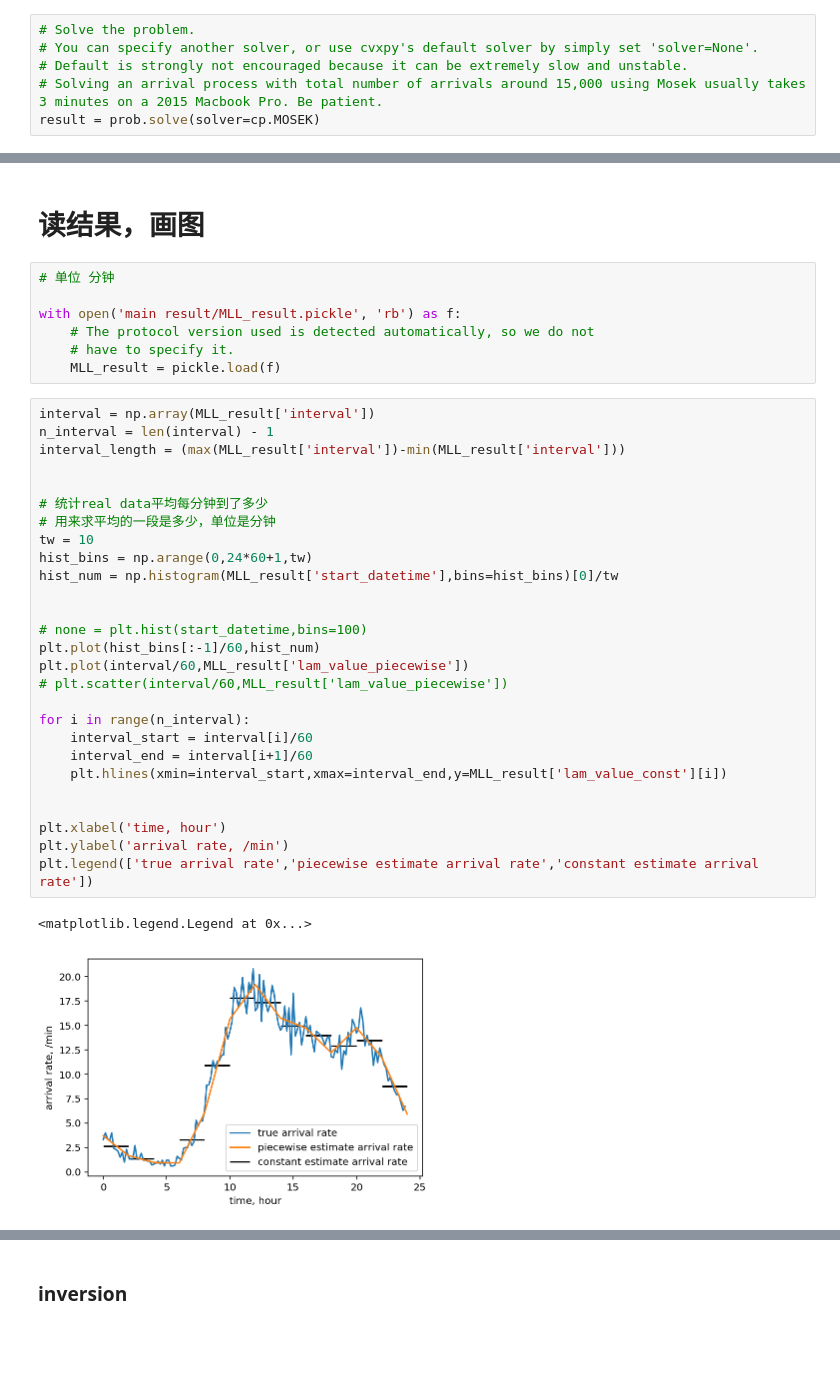
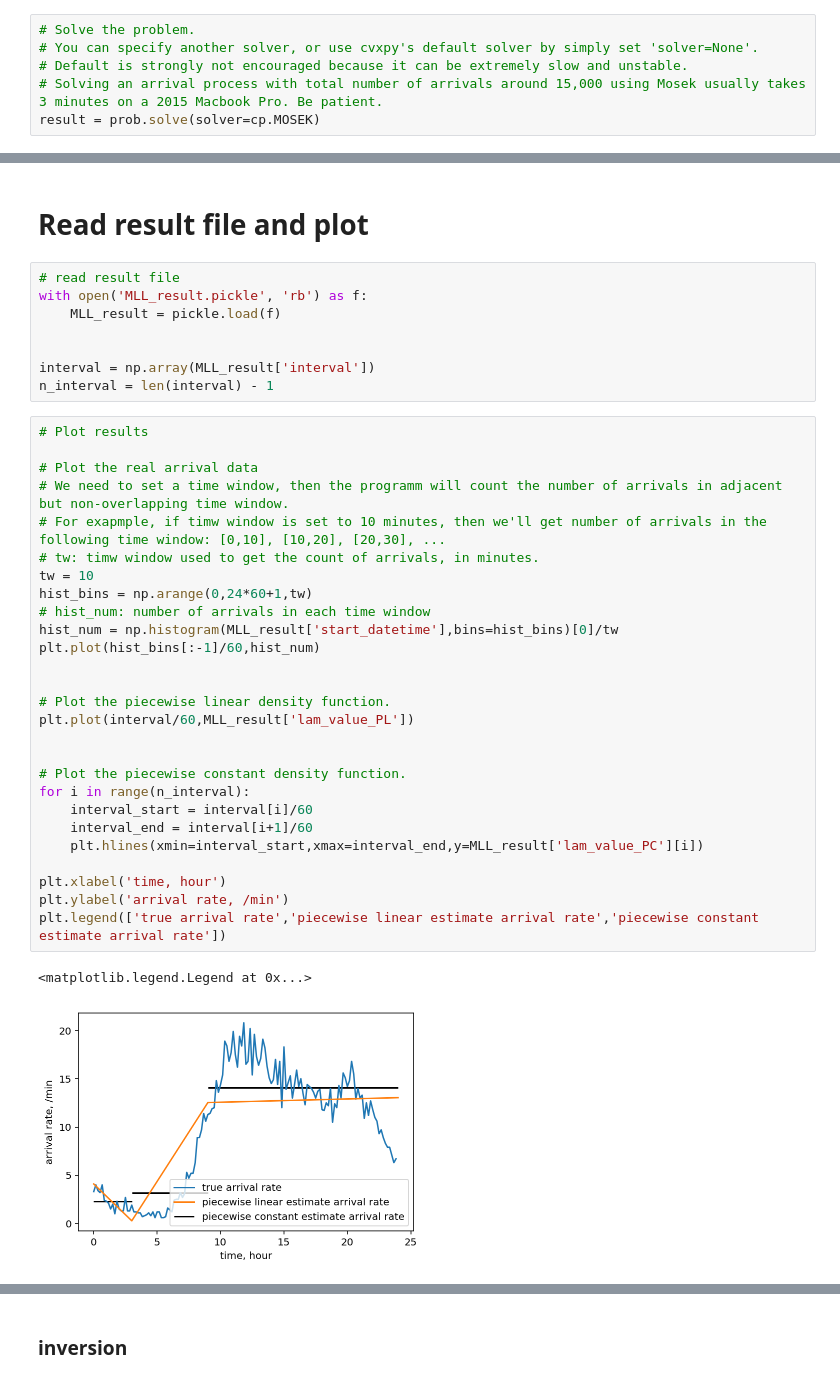
Before and after one commit to DDDOH/Piecewise-MLE-for-Possion-Process, a Jupyter notebook: Release Version.ipynb, the cells around one changed output, grey strips where cells are left out. Cells and saved outputs as stored; diff of their text form; blank space fills up the shorter version.

```diff
--- a/Release Version.ipynb
+++ b/Release Version.ipynb
@@ -178,40 +172,41 @@ with open('main result/MLL_result.pickle', 'wb') as f:
     pickle.dump(MLL_result, f)
-# %% [markdown]
-# 读结果，画图
-# %%
-# 单位 分钟
-
-with open('main result/MLL_result.pickle', 'rb') as f:
-    # The protocol version used is detected automatically, so we do not
-    # have to specify it.
-    MLL_result = pickle.load(f)
+# %% [markdown]
+# Read result file and plot
+# %%
+# read result file
+with open('MLL_result.pickle', 'rb') as f:
+    MLL_result = pickle.load(f)
+
+
+interval = np.array(MLL_result['interval'])
+n_interval = len(interval) - 1
 # %%
-interval = np.array(MLL_result['interval'])
-n_interval = len(interval) - 1
-interval_length = (max(MLL_result['interval'])-min(MLL_result['interval']))
+# Plot results
+
+# Plot the real arrival data
+# We need to set a time window, then the programm will count the number of arrivals in adjacent but non-overlapping time window.
+# For exapmple, if timw window is set to 10 minutes, then we'll get number of arrivals in the following time window: [0,10], [10,20], [20,30], ...
+# tw: timw window used to get the count of arrivals, in minutes.
+tw = 10
+hist_bins = np.arange(0,24*60+1,tw)
+# hist_num: number of arrivals in each time window
+hist_num = np.histogram(MLL_result['start_datetime'],bins=hist_bins)[0]/tw
+plt.plot(hist_bins[:-1]/60,hist_num)
 
 
-# 统计real data平均每分钟到了多少
-# 用来求平均的一段是多少，单位是分钟
-tw = 10
-hist_bins = np.arange(0,24*60+1,tw)
-hist_num = np.histogram(MLL_result['start_datetime'],bins=hist_bins)[0]/tw
+# Plot the piecewise linear density function.
+plt.plot(interval/60,MLL_result['lam_value_PL'])
 
 
-# none = plt.hist(start_datetime,bins=100)
-plt.plot(hist_bins[:-1]/60,hist_num)
-plt.plot(interval/60,MLL_result['lam_value_piecewise'])
-# plt.scatter(interval/60,MLL_result['lam_value_piecewise'])
-
+# Plot the piecewise constant density function.
 for i in range(n_interval):
     interval_start = interval[i]/60
     interval_end = interval[i+1]/60
-    plt.hlines(xmin=interval_start,xmax=interval_end,y=MLL_result['lam_value_const'][i])
-
+    plt.hlines(xmin=interval_start,xmax=interval_end,y=MLL_result['lam_value_PC'][i])
 
 plt.xlabel('time, hour')
 plt.ylabel('arrival rate, /min')
-plt.legend(['true arrival rate','piecewise estimate arrival rate','constant estimate arrival rate'])
+plt.legend(['true arrival rate','piecewise linear estimate arrival rate','piecewise constant estimate arrival rate'])
 # %% [output]
 <matplotlib.legend.Legend at 0x...>
-[figure, old version]
+[figure, new version]
```
Also changed, not shown: parts of 24 cells of this notebook, 1 other file.
